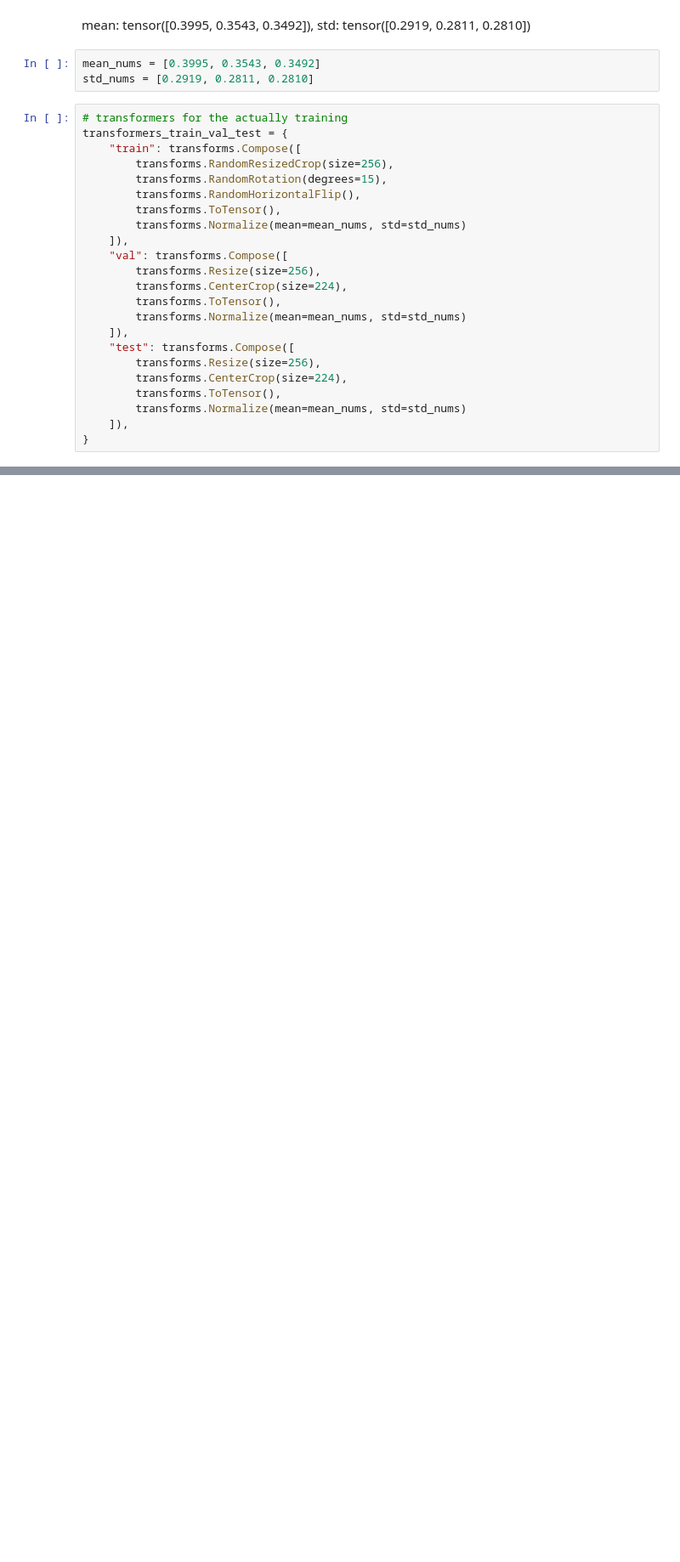
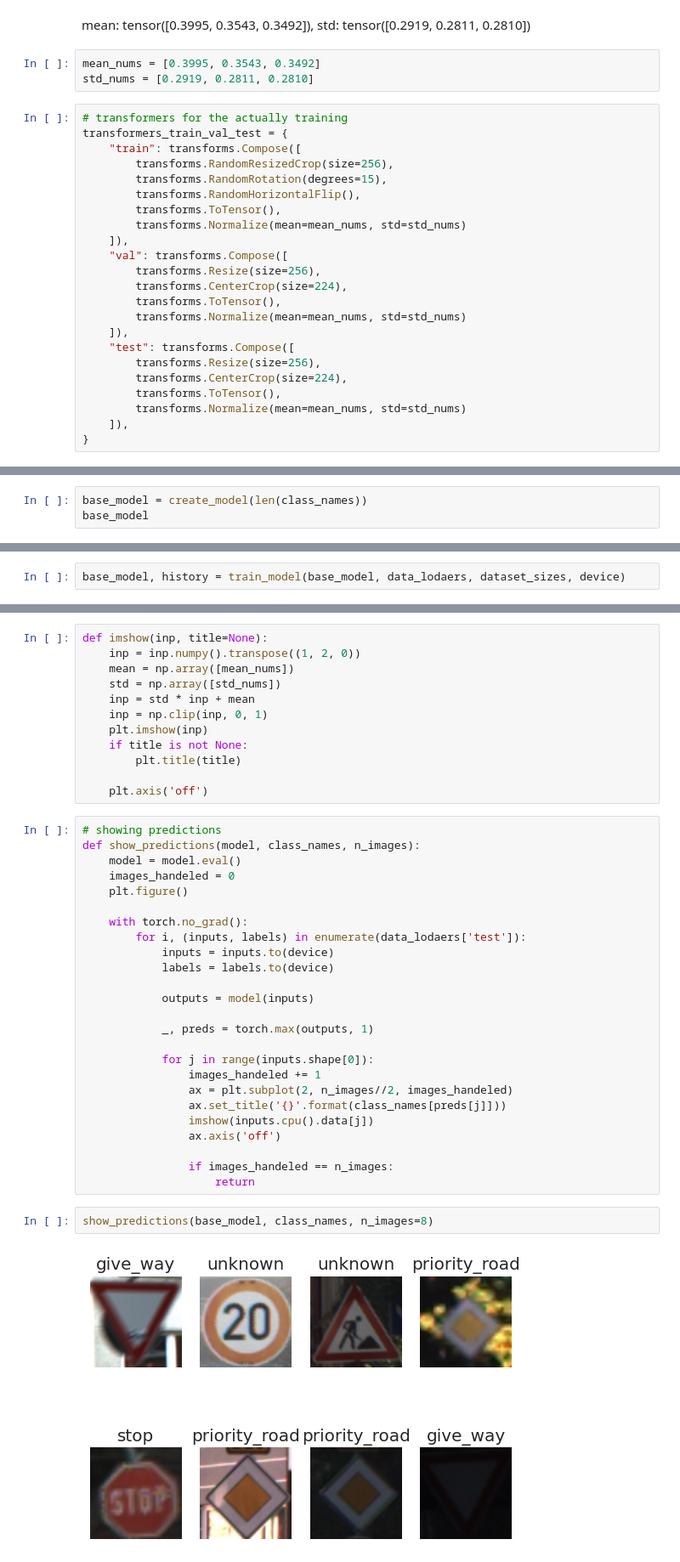
Before and after one commit to LucianoBatista/get-things-done-pytorch, a Jupyter notebook: chaps/chap_03.ipynb, the cells around one changed output, grey strips where cells are left out. Shown at 85% size. Saved outputs shown, nothing was run; the diff lists cells and outputs as text; blank space fills up the shorter version.

```diff
--- a/chaps/chap_03.ipynb
+++ b/chaps/chap_03.ipynb
@@ -193,0 +229,3 @@ transformers_train_val_test = {
+# %%
+base_model = create_model(len(class_names))
+base_model
@@ -193,0 +348,2 @@ transformers_train_val_test = {
+# %%
+base_model, history = train_model(base_model, data_lodaers, dataset_sizes, device)
@@ -193,0 +364,41 @@ transformers_train_val_test = {
+# %%
+def imshow(inp, title=None):
+    inp = inp.numpy().transpose((1, 2, 0))
+    mean = np.array([mean_nums])
+    std = np.array([std_nums])
+    inp = std * inp + mean
+    inp = np.clip(inp, 0, 1)
+    plt.imshow(inp)
+    if title is not None:
+        plt.title(title)
+
+    plt.axis('off')
+# %%
+# showing predictions
+def show_predictions(model, class_names, n_images):
+    model = model.eval()
+    images_handeled = 0
+    plt.figure()
+
+    with torch.no_grad():
+        for i, (inputs, labels) in enumerate(data_lodaers['test']):
+            inputs = inputs.to(device)
+            labels = labels.to(device)
+
+            outputs = model(inputs)
+
+            _, preds = torch.max(outputs, 1)
+
+            for j in range(inputs.shape[0]):
+                images_handeled += 1
+                ax = plt.subplot(2, n_images//2, images_handeled)
+                ax.set_title('{}'.format(class_names[preds[j]]))
+                imshow(inputs.cpu().data[j])
+                ax.axis('off')
+
+                if images_handeled == n_images:
+                    return
+# %%
+show_predictions(base_model, class_names, n_images=8)
+# %% [output]
+[figure, added]
```
Also changed, not shown: parts of 27 cells of this notebook, 4 other files.
